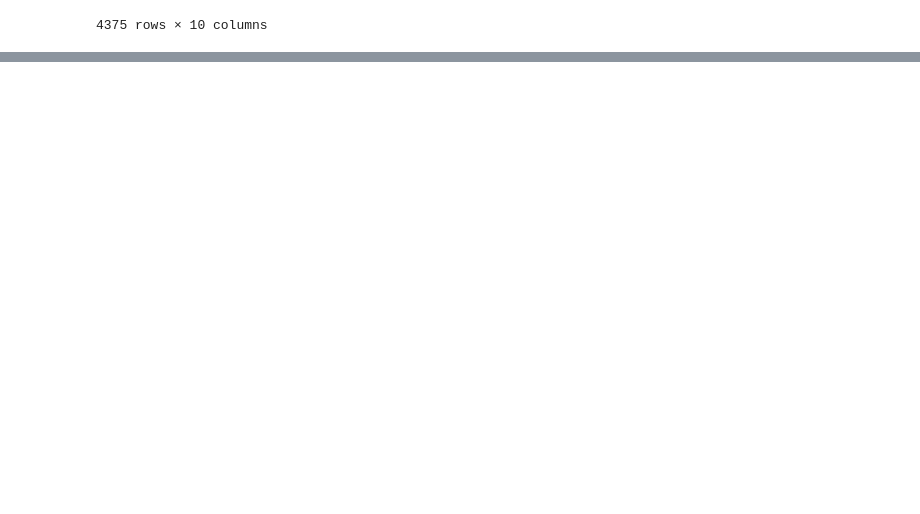
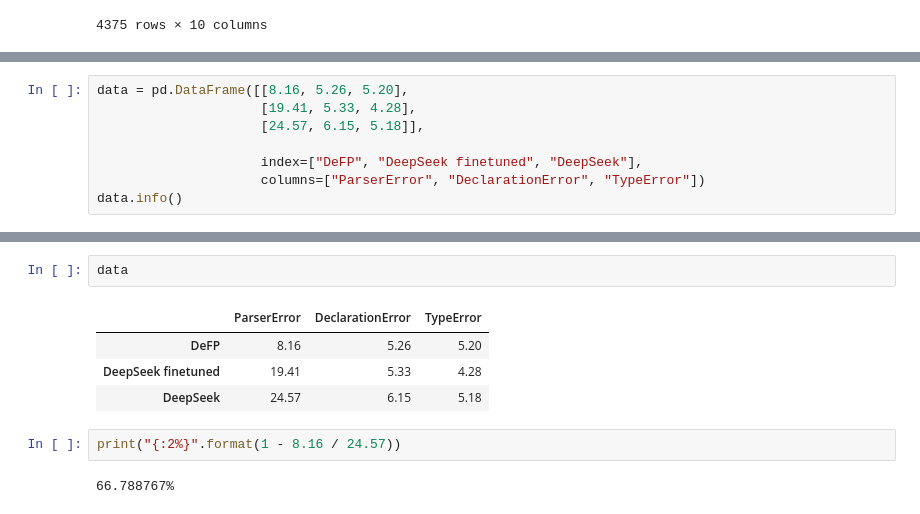
Before and after one commit to echodrift/code-generation, a Jupyter notebook: experiment/playground.ipynb, the cells around one changed output, grey strips where cells are left out. Saved outputs shown, nothing was run; the diff lists cells and outputs as text; blank space fills up the shorter version.

```diff
--- a/experiment/playground.ipynb
+++ b/experiment/playground.ipynb
@@ -1066,0 +1188,8 @@ refine[refine["compile_info"].str.contains("DeclarationError")]
+# %%
+data = pd.DataFrame([[8.16, 5.26, 5.20],
+                     [19.41, 5.33, 4.28],
+                     [24.57, 6.15, 5.18]],
+
+                     index=["DeFP", "DeepSeek finetuned", "DeepSeek"],
+                     columns=["ParserError", "DeclarationError", "TypeError"])
+data.info()
@@ -1066,0 +1207,11 @@ refine[refine["compile_info"].str.contains("DeclarationError")]
+# %%
+data
+# %% [output]
+|  | ParserError | DeclarationError | TypeError |
+| DeFP | 8.16 | 5.26 | 5.20 |
+| DeepSeek finetuned | 19.41 | 5.33 | 4.28 |
+| DeepSeek | 24.57 | 6.15 | 5.18 |
+# %%
+print("{:2%}".format(1 - 8.16 / 24.57))
+# %% [output]
+66.788767%
```
Also changed, not shown: parts of 16 cells of this notebook, 2 other files.
